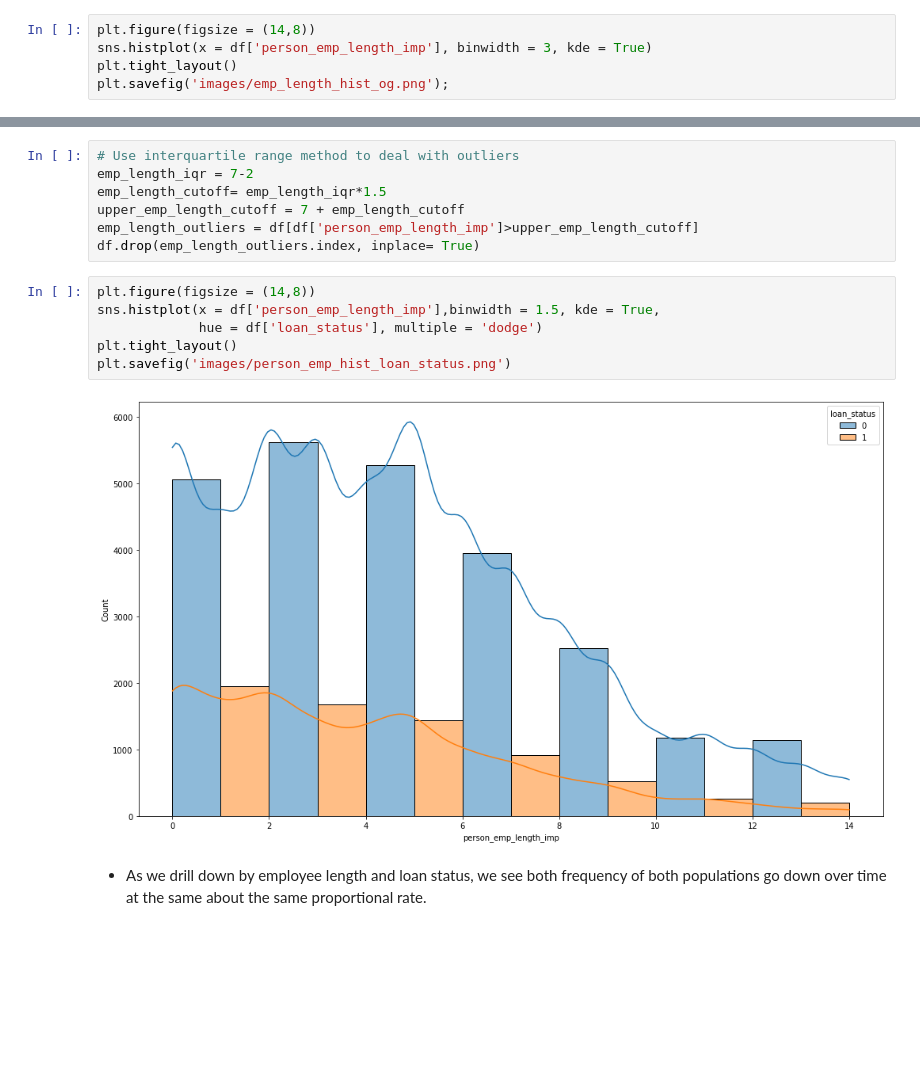
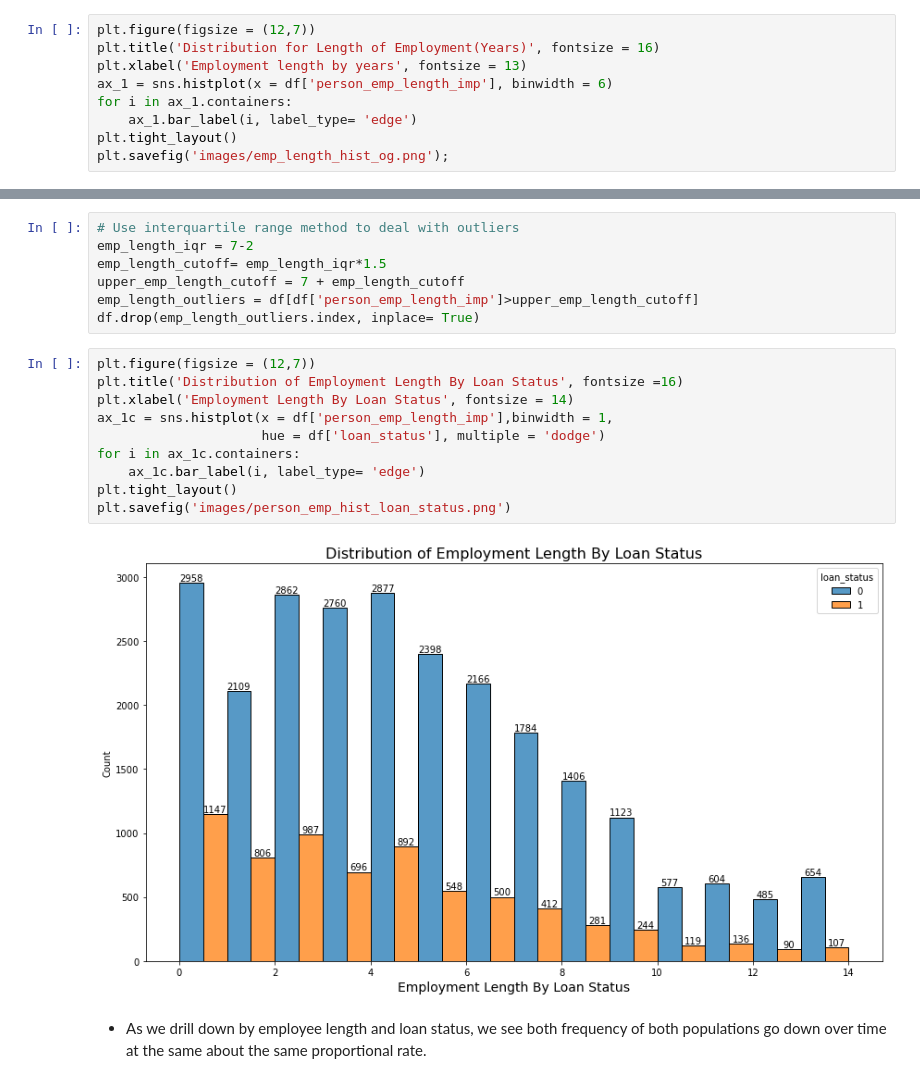
Before and after one commit to dcast822/credit_risk_analysis, a Jupyter notebook: 01_creditrisk.ipynb, the cells around one changed output, grey strips where cells are left out. Cells and saved outputs as stored; diff of their text form; blank space fills up the shorter version.

```diff
--- a/01_creditrisk.ipynb
+++ b/01_creditrisk.ipynb
@@ -102,8 +102,12 @@ sns.pairplot(data = df,corner = True, hue = 'loan_status');
 # %% [markdown]
 ### Employee Length
 # %%
-plt.figure(figsize = (14,8))
-sns.histplot(x = df['person_emp_length_imp'], binwidth = 3, kde = True)
+plt.figure(figsize = (12,7))
+plt.title('Distribution for Length of Employment(Years)', fontsize = 16)
+plt.xlabel('Employment length by years', fontsize = 13)
+ax_1 = sns.histplot(x = df['person_emp_length_imp'], binwidth = 6)
+for i in ax_1.containers:
+    ax_1.bar_label(i, label_type= 'edge')
 plt.tight_layout()
 plt.savefig('images/emp_length_hist_og.png');
 # %% [output]
@@ -154,13 +162,17 @@ upper_emp_length_cutoff = 7 + emp_length_cutoff
 emp_length_outliers = df[df['person_emp_length_imp']>upper_emp_length_cutoff]
 df.drop(emp_length_outliers.index, inplace= True)
 # %%
-plt.figure(figsize = (14,8))
-sns.histplot(x = df['person_emp_length_imp'],binwidth = 1.5, kde = True,
-             hue = df['loan_status'], multiple = 'dodge')
+plt.figure(figsize = (12,7))
+plt.title('Distribution of Employment Length By Loan Status', fontsize =16)
+plt.xlabel('Employment Length By Loan Status', fontsize = 14)
+ax_1c = sns.histplot(x = df['person_emp_length_imp'],binwidth = 1,
+                     hue = df['loan_status'], multiple = 'dodge')
+for i in ax_1c.containers:
+    ax_1c.bar_label(i, label_type= 'edge')
 plt.tight_layout()
 plt.savefig('images/person_emp_hist_loan_status.png')
 # %% [output]
-[figure, old version]
+[figure, new version]
 # %% [markdown]
 * As we drill down by employee length and loan status, we see both frequency of both populations go down over time at the same about the same proportional rate.
 # %%
```
Also changed, not shown: parts of 33 cells of this notebook, 23 other files.
